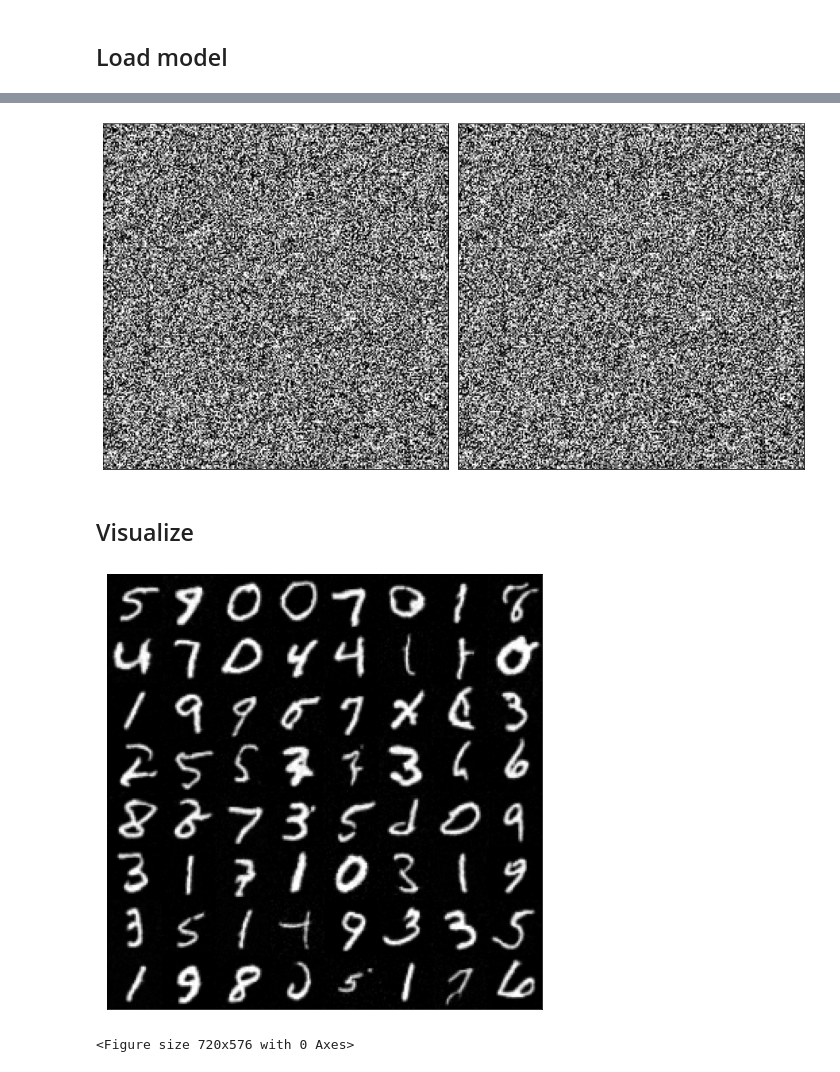
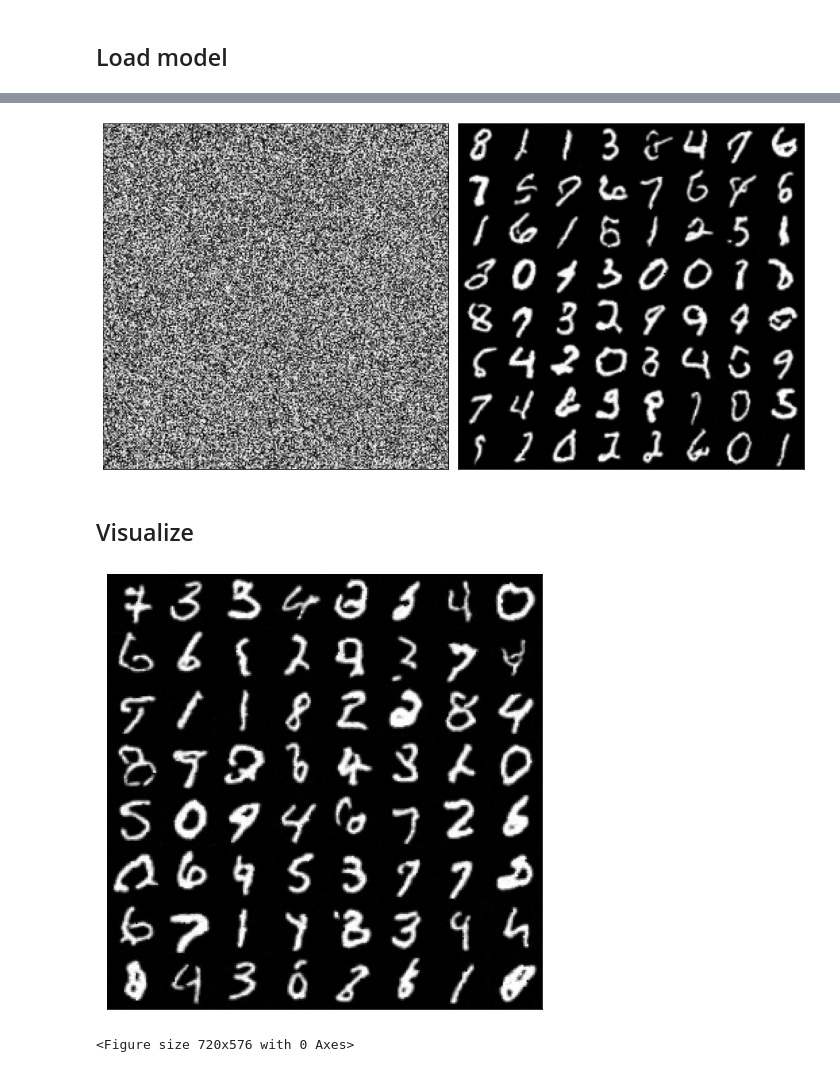
Before and after one commit to necludov/action-matching-pytorch, a Jupyter notebook: notebooks/evaluate.ipynb, the cells around one changed output, grey strips where cells are left out. Cells and saved outputs as stored; diff of their text form; code cells hidden in the pictures.

```diff
--- a/notebooks/evaluate.ipynb
+++ b/notebooks/evaluate.ipynb
@@ -83,11 +85,10 @@ device = torch.device('cuda')
 use_ema = True
 train_loader, val_loader = get_dataset(config)
 
-net = nn.DataParallel(anet.ActionNet(config))
+net = nn.DataParallel(anet.TActionNet(config))
 net.to(device)
 
-# state = torch.load(config.model.last_checkpoint)
-state = torch.load('/h/kirill/learning-continuity/checkpoint/1951562/am_mnist_diffusion_0.cpt')
+state = torch.load(config.model.last_checkpoint)
 net.load_state_dict(state['model'], strict=True)
 if use_ema:
     ema_ = ema.ExponentialMovingAverage(net.parameters(), decay=0.9999)
@@ -114,34 +102,35 @@ x, y = next(iter(val_loader))
 x, y = x.to(device)[:B], y.to(device)[:B]
 x = flatten_data(x, y, config)
 # %%
-dt = 1e-1
-t0, t1 = config.model.t0-dt, config.model.t1
+t0, t1 = config.model.t0, config.model.t1
 ydim = config.data.ydim
 
 q_t, sigma, w, dwdt = get_q(config)
-x_1 = q_t(x, t1*torch.ones([B, 1]).to(device))
-img, nfe_gen = solve_ode(device, s, x_1, t0=t1, t1=t0)
+# x_1 = q_t(x, t1*torch.ones([B, 1]).to(device))
+x_1 = torch.rand_like(x[:,:-10])
+img, nfe_gen = solve_ode(device, s, x_1, t0=t1, t1=t0, method='euler')
+img = torch.remainder(img, 1)
 img = img.view(B, C, H, W)
 img = img*torch.tensor(config.data.norm_std).view(1,config.data.num_channels,1,1).to(img.device)
 img = img + torch.tensor(config.data.norm_mean).view(1,config.data.num_channels,1,1).to(img.device)
+img = torch.clamp(img, 0.25, 0.75)
+img = 2*(img - 0.25)
 # %%
 figsize(16,8)
 plt.subplot(121)
 noised_img = x_1.view(B, C, H, W)
 noised_img = noised_img*torch.tensor(config.data.norm_std).view(1,config.data.num_channels,1,1).to(noised_img.device)
 noised_img = noised_img + torch.tensor(config.data.norm_mean).view(1,config.data.num_channels,1,1).to(noised_img.device)
-big_img = stack_imgs(noised_img)
 plt.xticks([])
 plt.yticks([])
-_ = plt.imshow(big_img, cmap='gray')
+_ = plt.imshow(stack_imgs(noised_img), cmap='gray')
 plt.subplot(122)
-big_img = stack_imgs(img)
 plt.xticks([])
 plt.yticks([])
-_ = plt.imshow(big_img, cmap='gray')
+_ = plt.imshow(stack_imgs(img), cmap='gray')
 plt.tight_layout()
 # %% [output]
-[figure, old version]
+[figure, new version]
 # %% [markdown]
 ## Visualize
 # %%
@@ -151,12 +156,16 @@ frame_ids.append(999)
 x_0, x_inter, t_inter = solve_ode(device, s, x_1, frame_ids)
 # %%
 figsize(10,8)
-big_img = stack_imgs(x_0.cpu())
+x_0 = torch.remainder(x_0, 1.0)
+x_0 = torch.clamp(x_0, 0.25, 0.75)
+x_0 = 2*(x_0 - 0.25)
+x_0 = x_0.view(B, C, H, W)
+big_img = stack_imgs(x_0)
 plt.xticks([])
 plt.yticks([])
 _ = plt.imshow(big_img, cmap='gray')
 # %% [output]
-[figure, old version]
+[figure, new version]
 # %%
 for i in range(len(x_inter)):
     x_t, t = x_inter[i], t_inter[i]
```
Also changed, not shown: parts of 6 cells of this notebook, 9 other files.
